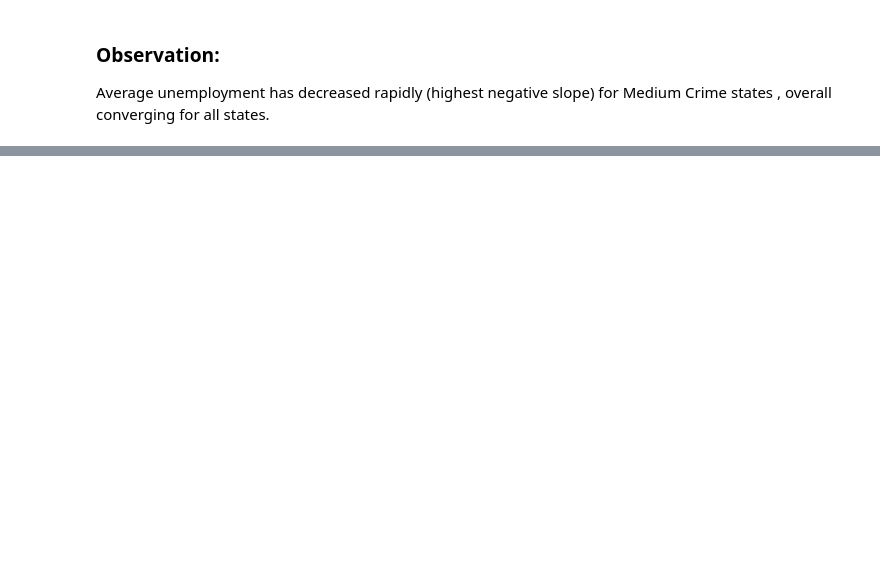
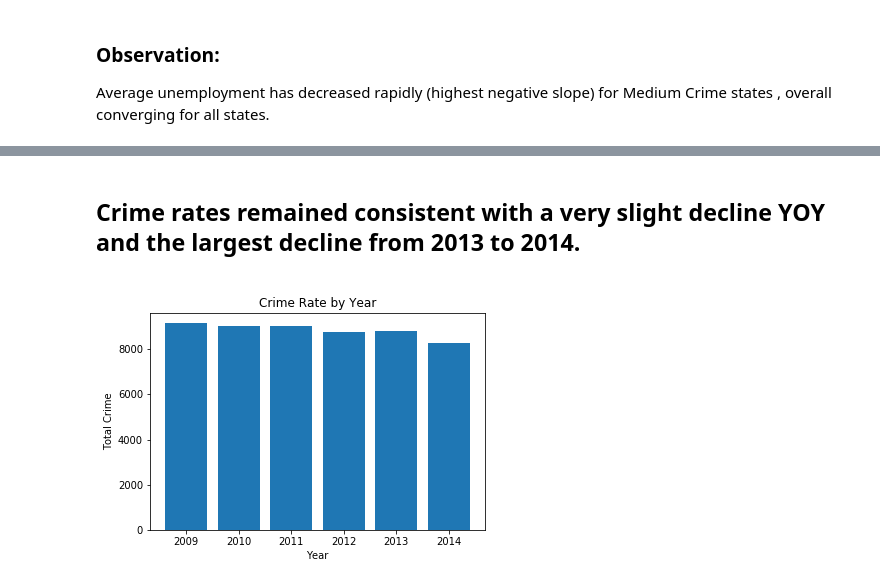
Before and after one commit to SnehaKellogg/Project1_Group5, a Jupyter notebook: PlotPrints.ipynb, the cells around one changed output, grey strips where cells are left out. Cells and saved outputs as stored; diff of their text form; code cells hidden in the pictures; blank space fills up the shorter version.

```diff
--- a/PlotPrints.ipynb
+++ b/PlotPrints.ipynb
@@ -35,0 +42,6 @@ Average unemployment has decreased rapidly (highest negative slope) for Medium C
+# %% [markdown]
+## Crime rates remained consistent with a very slight decline YOY and the largest decline from 2013 to 2014.
+# %%
+Image("plots/Crime Rate by Year.png")
+# %% [output]
+[figure, added]
```
Also changed, not shown: parts of 6 cells of this notebook, 18 other files.
